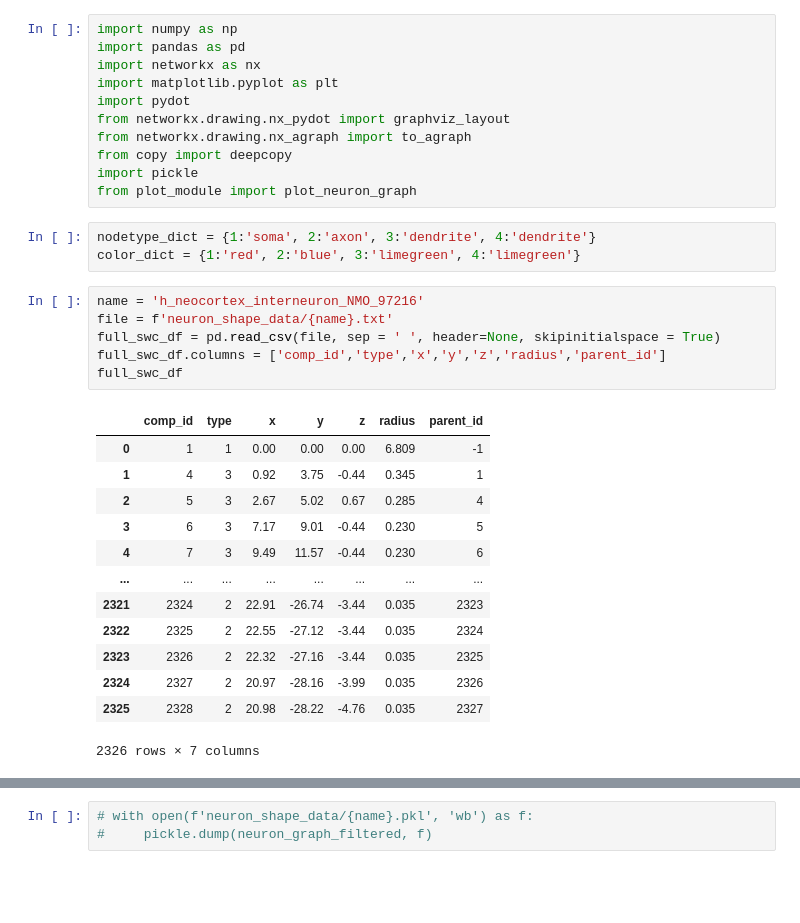
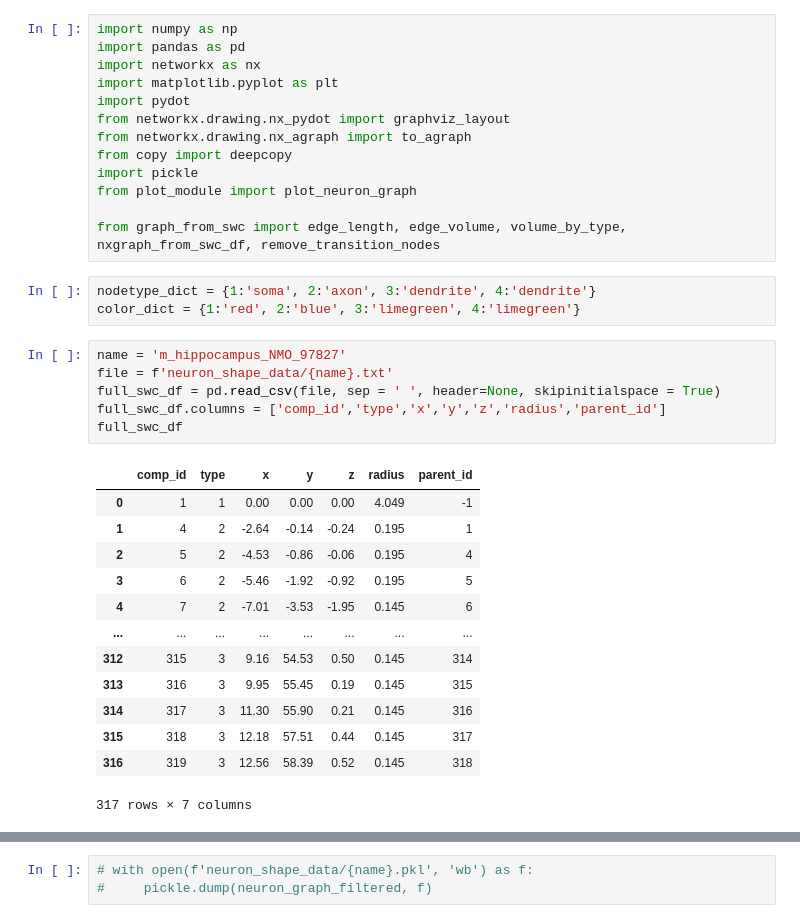
Before and after one commit to dkornai/SSD-in-Neurons, a Jupyter notebook: networkx_from_swc.ipynb, the cells around one changed output, grey strips where cells are left out. Saved outputs shown, nothing was run; the diff lists cells and outputs as text; blank space fills up the shorter version.

```diff
--- a/networkx_from_swc.ipynb
+++ b/networkx_from_swc.ipynb
@@ -9,27 +9,29 @@ from networkx.drawing.nx_agraph import to_agraph
 from copy import deepcopy
 import pickle
 from plot_module import plot_neuron_graph
+
+from graph_from_swc import edge_length, edge_volume, volume_by_type, nxgraph_from_swc_df, remove_transition_nodes
 # %%
 nodetype_dict = {1:'soma', 2:'axon', 3:'dendrite', 4:'dendrite'}
 color_dict = {1:'red', 2:'blue', 3:'limegreen', 4:'limegreen'}
 # %%
-name = 'h_neocortex_interneuron_NMO_97216'
+name = 'm_hippocampus_NMO_97827'
 file = f'neuron_shape_data/{name}.txt'
 full_swc_df = pd.read_csv(file, sep = ' ', header=None, skipinitialspace = True)
 full_swc_df.columns = ['comp_id','type','x','y','z','radius','parent_id']
 full_swc_df
 # %% [output]
 |  | comp_id | type | x | y | z | radius | parent_id |
-| 0 | 1 | 1 | 0.00 | 0.00 | 0.00 | 6.809 | -1 |
-| 1 | 4 | 3 | 0.92 | 3.75 | -0.44 | 0.345 | 1 |
-| 2 | 5 | 3 | 2.67 | 5.02 | 0.67 | 0.285 | 4 |
-| 3 | 6 | 3 | 7.17 | 9.01 | -0.44 | 0.230 | 5 |
-| 4 | 7 | 3 | 9.49 | 11.57 | -0.44 | 0.230 | 6 |
+| 0 | 1 | 1 | 0.00 | 0.00 | 0.00 | 4.049 | -1 |
+| 1 | 4 | 2 | -2.64 | -0.14 | -0.24 | 0.195 | 1 |
+| 2 | 5 | 2 | -4.53 | -0.86 | -0.06 | 0.195 | 4 |
+| 3 | 6 | 2 | -5.46 | -1.92 | -0.92 | 0.195 | 5 |
+| 4 | 7 | 2 | -7.01 | -3.53 | -1.95 | 0.145 | 6 |
 | ... | ... | ... | ... | ... | ... | ... | ... |
-| 2321 | 2324 | 2 | 22.91 | -26.74 | -3.44 | 0.035 | 2323 |
-| 2322 | 2325 | 2 | 22.55 | -27.12 | -3.44 | 0.035 | 2324 |
-| 2323 | 2326 | 2 | 22.32 | -27.16 | -3.44 | 0.035 | 2325 |
-| 2324 | 2327 | 2 | 20.97 | -28.16 | -3.99 | 0.035 | 2326 |
-| 2325 | 2328 | 2 | 20.98 | -28.22 | -4.76 | 0.035 | 2327 |
+| 312 | 315 | 3 | 9.16 | 54.53 | 0.50 | 0.145 | 314 |
+| 313 | 316 | 3 | 9.95 | 55.45 | 0.19 | 0.145 | 315 |
+| 314 | 317 | 3 | 11.30 | 55.90 | 0.21 | 0.145 | 316 |
+| 315 | 318 | 3 | 12.18 | 57.51 | 0.44 | 0.145 | 317 |
+| 316 | 319 | 3 | 12.56 | 58.39 | 0.52 | 0.145 | 318 |
-2326 rows × 7 columns
+317 rows × 7 columns
 # %%
```
Also changed, not shown: parts of 12 cells of this notebook, 7 other files.
